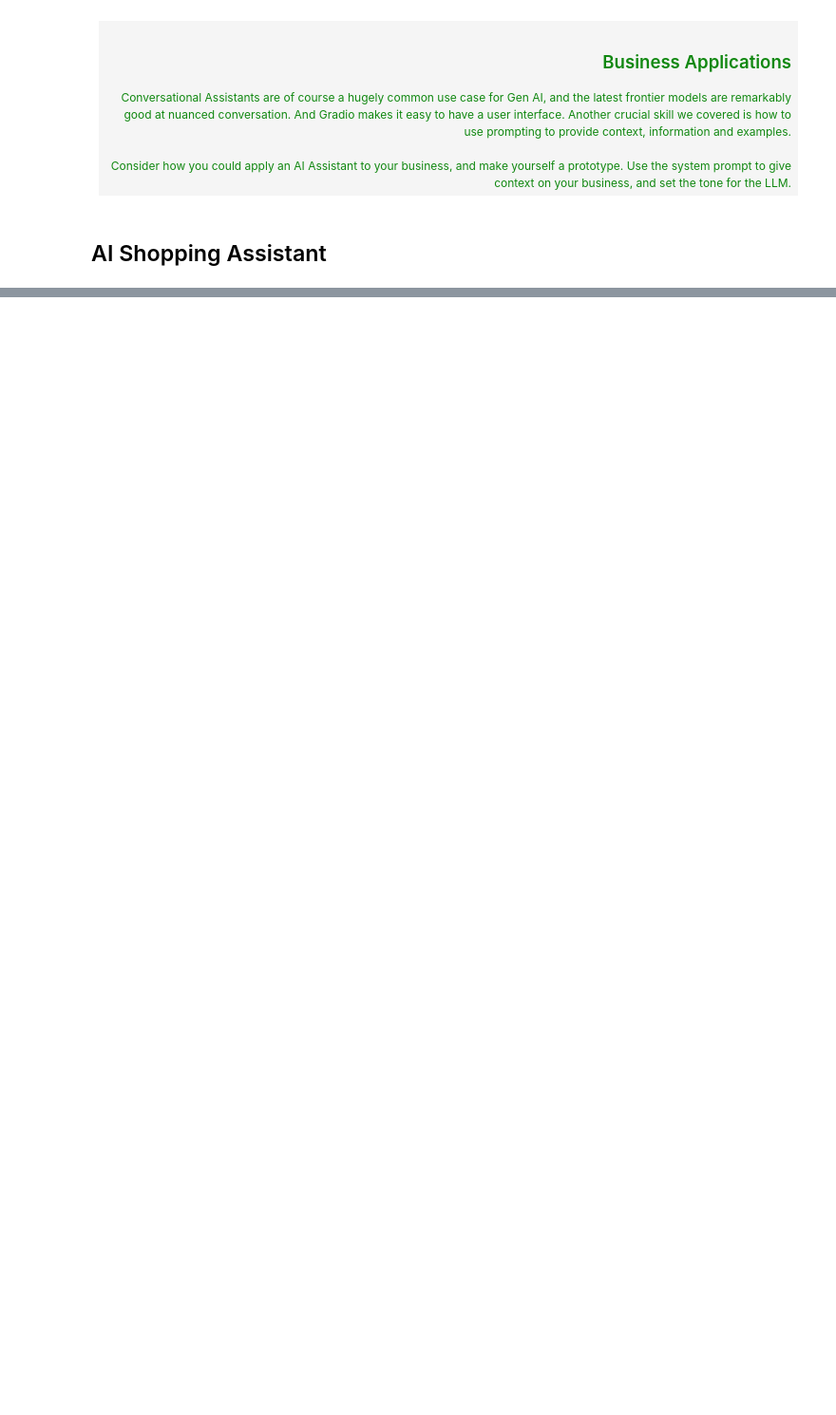
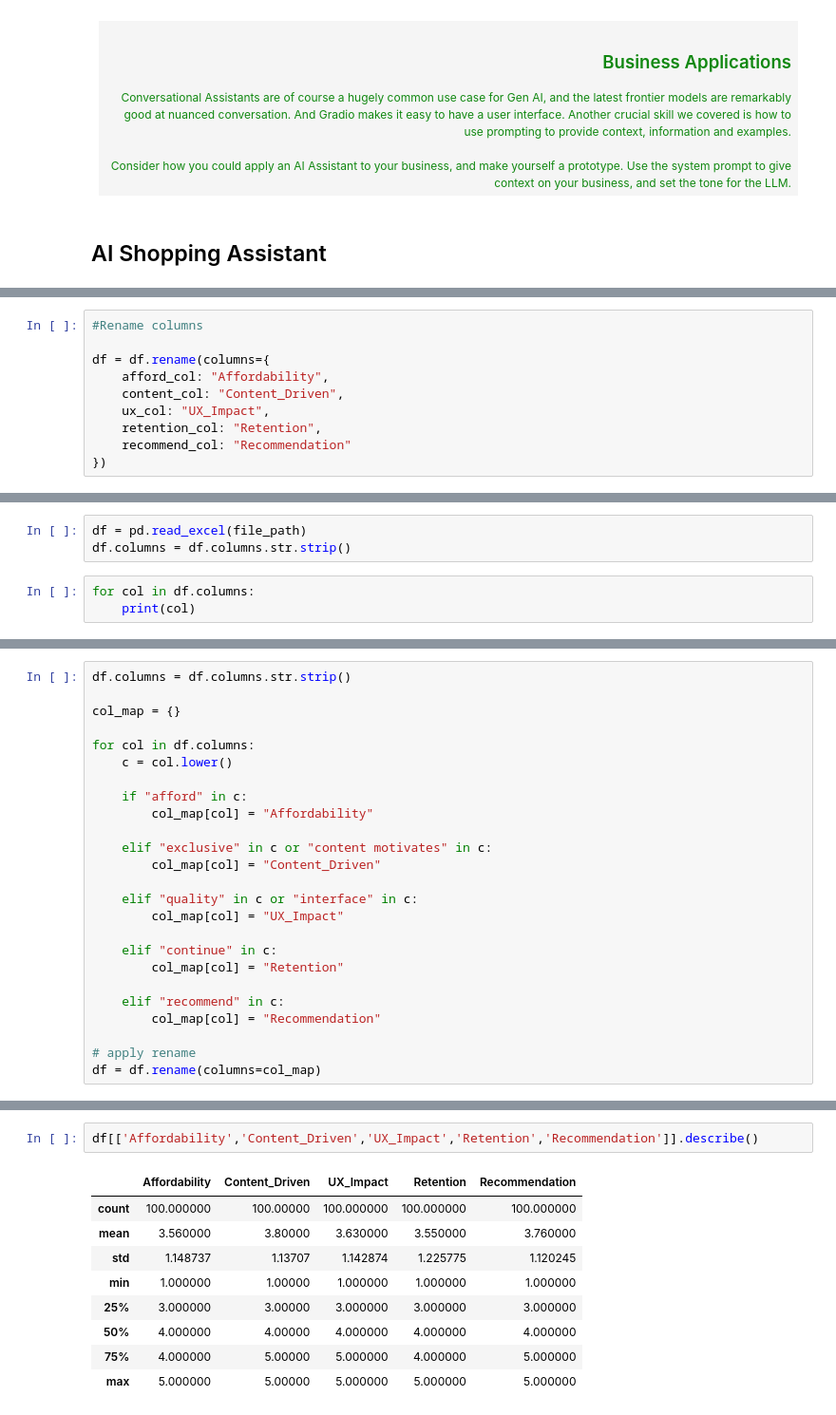
Before and after one commit to Satyakimaiti/llm_projects_10, a Jupyter notebook: day3_week2.ipynb, the cells around one changed output, grey strips where cells are left out. Shown at 95% size. Cells and saved outputs as stored; diff of their text form; blank space fills up the shorter version.

```diff
--- a/day3_week2.ipynb
+++ b/day3_week2.ipynb
@@ -290,0 +395,10 @@ gr.ChatInterface(
+# %%
+#Rename columns
+
+df = df.rename(columns={
+    afford_col: "Affordability",
+    content_col: "Content_Driven",
+    ux_col: "UX_Impact",
+    retention_col: "Retention",
+    recommend_col: "Recommendation"
+})
@@ -290,0 +437,6 @@ gr.ChatInterface(
+# %%
+df = pd.read_excel(file_path)
+df.columns = df.columns.str.strip()
+# %%
+for col in df.columns:
+    print(col)
@@ -290,0 +461,25 @@ gr.ChatInterface(
+# %%
+df.columns = df.columns.str.strip()
+
+col_map = {}
+
+for col in df.columns:
+    c = col.lower()
+
+    if "afford" in c:
+        col_map[col] = "Affordability"
+
+    elif "exclusive" in c or "content motivates" in c:
+        col_map[col] = "Content_Driven"
+
+    elif "quality" in c or "interface" in c:
+        col_map[col] = "UX_Impact"
+
+    elif "continue" in c:
+        col_map[col] = "Retention"
+
+    elif "recommend" in c:
+        col_map[col] = "Recommendation"
+
+# apply rename
+df = df.rename(columns=col_map)
@@ -290,0 +512,12 @@ gr.ChatInterface(
+# %%
+df[['Affordability','Content_Driven','UX_Impact','Retention','Recommendation']].describe()
+# %% [output]
+|  | Affordability | Content_Driven | UX_Impact | Retention | Recommendation |
+| count | 100.000000 | 100.00000 | 100.000000 | 100.000000 | 100.000000 |
+| mean | 3.560000 | 3.80000 | 3.630000 | 3.550000 | 3.760000 |
+| std | 1.148737 | 1.13707 | 1.142874 | 1.225775 | 1.120245 |
+| min | 1.000000 | 1.00000 | 1.000000 | 1.000000 | 1.000000 |
+| 25% | 3.000000 | 3.00000 | 3.000000 | 3.000000 | 3.000000 |
+| 50% | 4.000000 | 4.00000 | 4.000000 | 4.000000 | 4.000000 |
+| 75% | 4.000000 | 5.00000 | 5.000000 | 4.000000 | 5.000000 |
+| max | 5.000000 | 5.00000 | 5.000000 | 5.000000 | 5.000000 |
```
Also changed, not shown: parts of 38 cells of this notebook.
